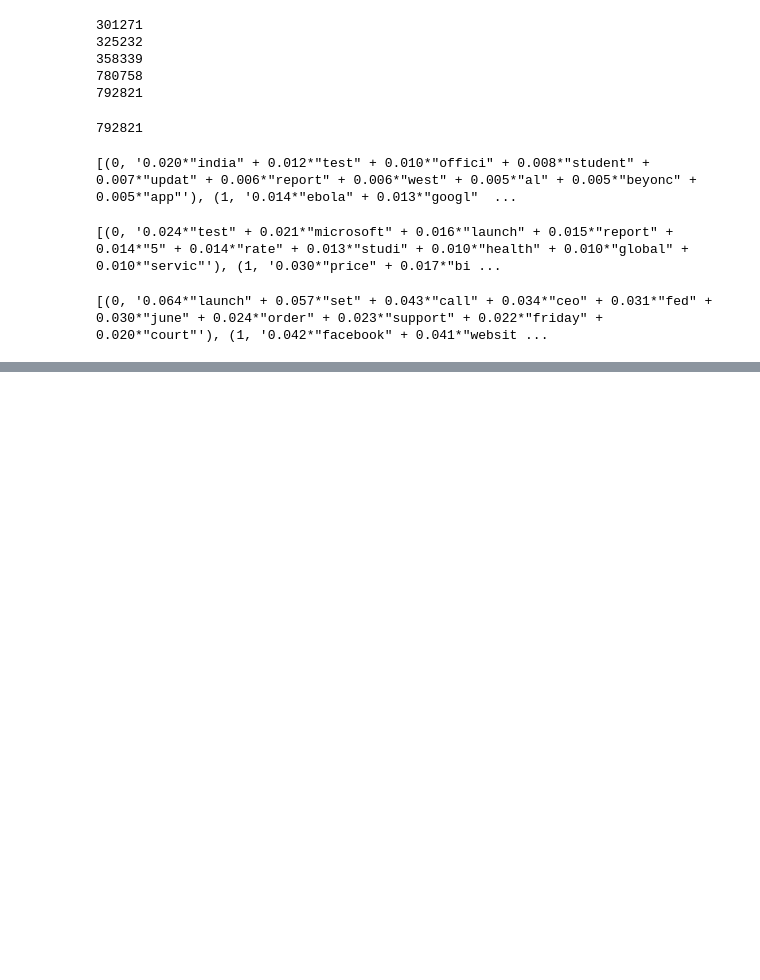
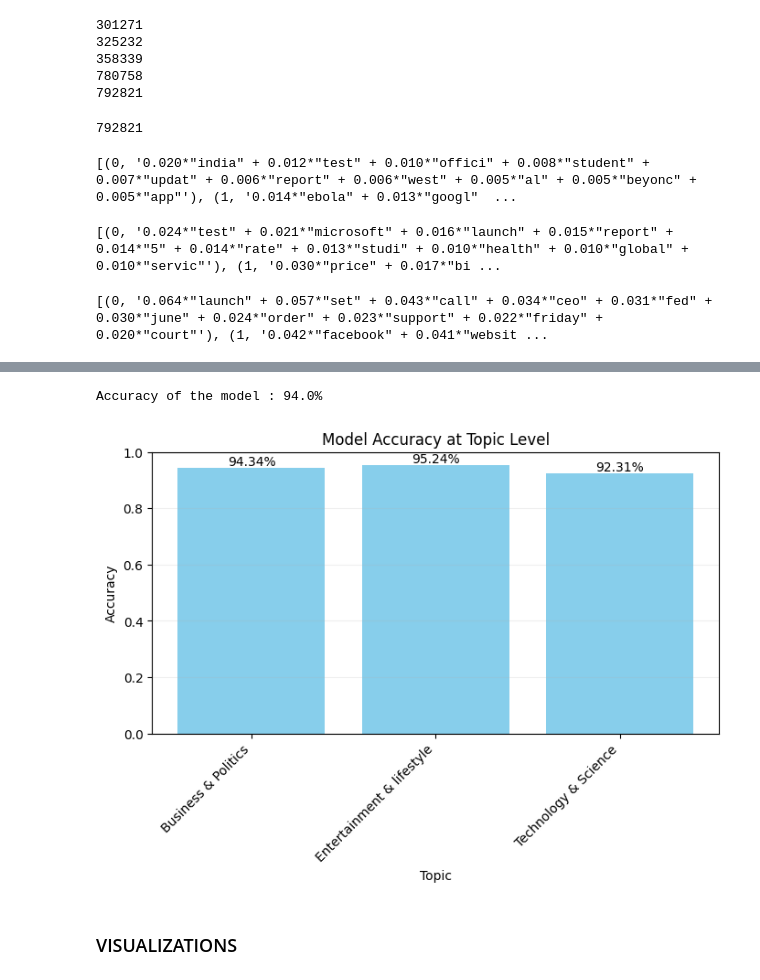
Before and after one commit to laharianne/topic_modelling_bookmarker, a Jupyter notebook: data_preprocessing_and_model_training.ipynb, the cells around one changed output, grey strips where cells are left out. Drawn from its saved outputs; the diff is of its cells as text; code cells hidden in the pictures; blank space fills up the shorter version.

Commit message:
Visualising model

```diff
--- a/data_preprocessing_and_model_training.ipynb
+++ b/data_preprocessing_and_model_training.ipynb
@@ -228,0 +231,6 @@ ldamodel_20.save('lda_model_20.model')
+# %%
+import matplotlib.pyplot as plt
+#Reading results from test.py
+results_df = pd.read_csv("ModelTestResults.csv")
+results_df.describe()
+grouped_df = results_df.groupby(["Topic","Match"]).agg('count')
@@ -228,0 +249,36 @@ ldamodel_20.save('lda_model_20.model')
+# %%
+matched = len(results_df[results_df['Match'] == 'Match'])
+not_matched = len(results_df[results_df['Match']=='Not Match'])
+accuracy = matched/(matched + not_matched) * 100
+print(f"Accuracy of the model : {accuracy}%")
+# %% [output]
+Accuracy of the model : 94.0%
+# %%
+topic_accuracy = {}
+for topic in results_df['Topic'].unique():
+    topic_df = results_df[results_df['Topic'] == topic]
+    matched = len(topic_df[topic_df['Match'] == 'Match'])
+    not_matched = len(topic_df[topic_df['Match'] == 'Not Match'])
+    accuracy = matched / (matched + not_matched)
+    topic_accuracy[topic] = accuracy
+
+# Plot the accuracy at the topic level
+plt.figure(figsize=(8, 4))
+bars = plt.bar(topic_accuracy.keys(), topic_accuracy.values(), color='skyblue')
+plt.title("Model Accuracy at Topic Level")
+plt.xlabel("Topic")
+plt.ylabel("Accuracy")
+plt.xticks(rotation=45, ha='right')
+plt.ylim(0, 1)
+plt.grid(axis='y', alpha=0.2)
+
+for bar in bars:
+    height = bar.get_height()
+    plt.text(bar.get_x() + bar.get_width() / 2, height, f'{height:.2%}', ha='center', va='bottom')
+
+
+plt.show()
+# %% [output]
+[figure, added]
+# %% [markdown]
+### VISUALIZATIONS
```
Also changed, not shown: parts of 8 cells of this notebook.
